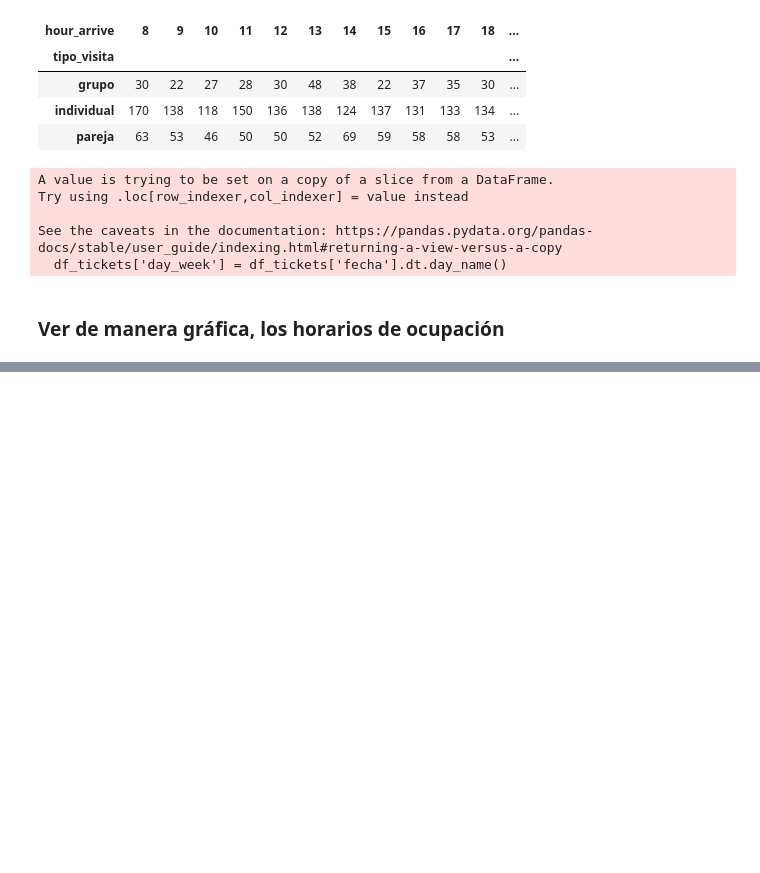
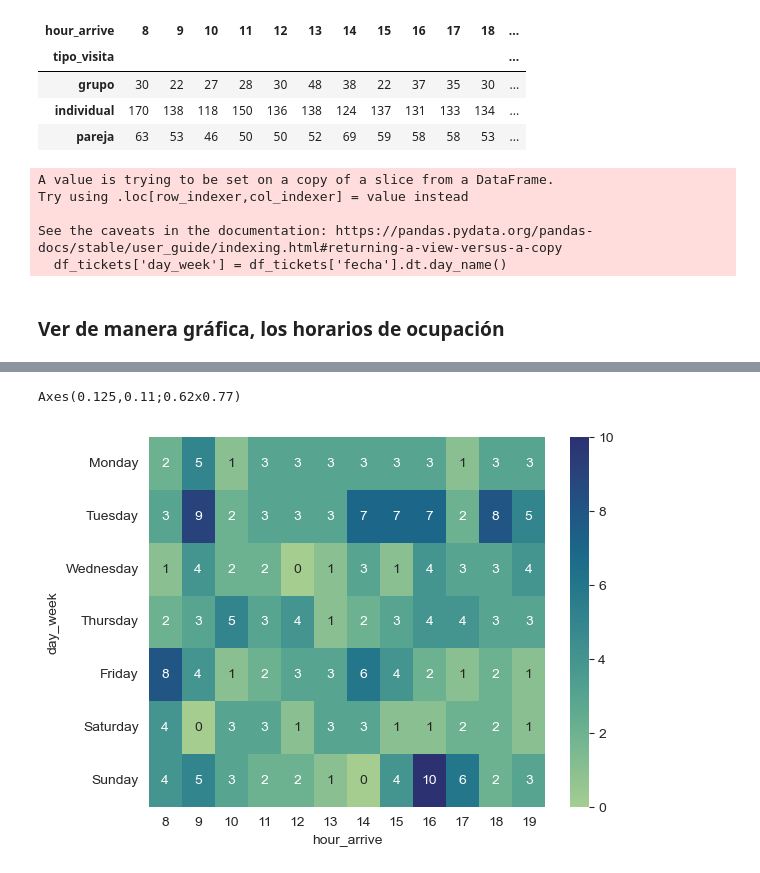
Before and after one commit to leon-mtz07/An-lisis-del-Comportamiento-de-Clientes-en-un-Espacio-de-Trabajo-y-Estudio, a Jupyter notebook: data-analysis.ipynb, the cells around one changed output, grey strips where cells are left out. Saved outputs shown, nothing was run; the diff lists cells and outputs as text; code cells hidden in the pictures; blank space fills up the shorter version.

```diff
--- a/data-analysis.ipynb
+++ b/data-analysis.ipynb
@@ -186,0 +191,5 @@ Axes(0.125,0.11;0.62x0.77)
+# %%
+schedule_type('pareja', 'estudio')
+# %% [output]
+Axes(0.125,0.11;0.62x0.77)
+[figure, added]
```
Also changed, not shown: parts of 40 cells of this notebook.
